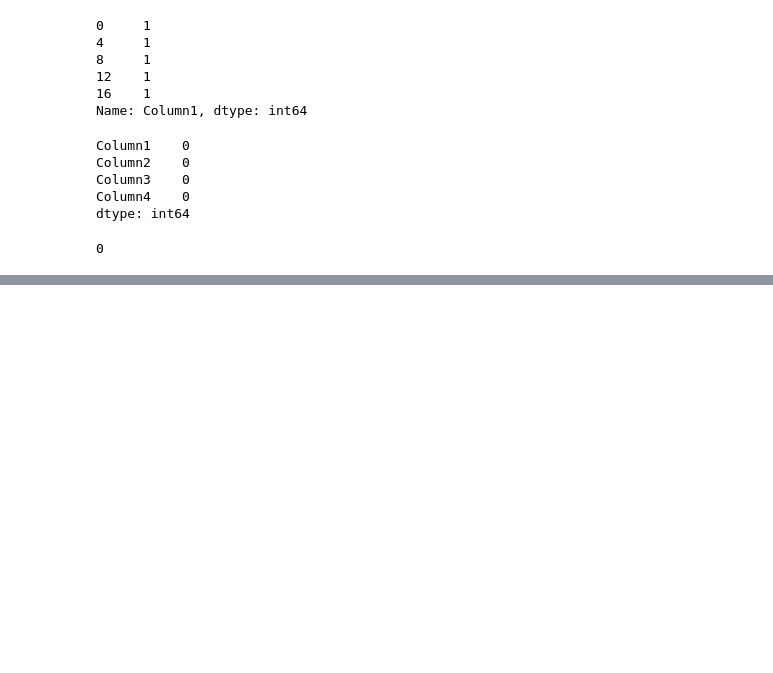
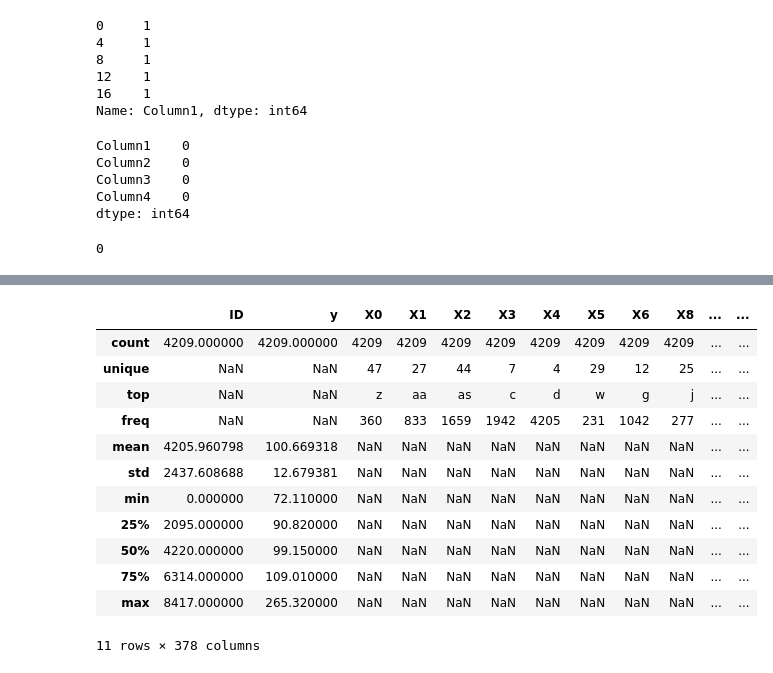
Before and after one commit to Akshay-Paunikar/DSA-with-Python, a Jupyter notebook: Python_for _Data_Science/03_Pandas.ipynb, the cells around one changed output, grey strips where cells are left out. Saved outputs shown, nothing was run; the diff lists cells and outputs as text; code cells hidden in the pictures; blank space fills up the shorter version.

```diff
--- a/Python_for _Data_Science/03_Pandas.ipynb
+++ b/Python_for _Data_Science/03_Pandas.ipynb
@@ -109,0 +112,3 @@ df.duplicated().sum()
+# %%
+# read the mercedesbenz data
+df = pd.read_csv("mercedesbenz.csv")
@@ -109,0 +160,16 @@ df.duplicated().sum()
+# %%
+df.describe(include='all')
+# %% [output]
+|  | ID | y | X0 | X1 | X2 | X3 | X4 | X5 | X6 | X8 | ... | ... |
+| count | 4209.000000 | 4209.000000 | 4209 | 4209 | 4209 | 4209 | 4209 | 4209 | 4209 | 4209 | ... | ... |
+| unique | NaN | NaN | 47 | 27 | 44 | 7 | 4 | 29 | 12 | 25 | ... | ... |
+| top | NaN | NaN | z | aa | as | c | d | w | g | j | ... | ... |
+| freq | NaN | NaN | 360 | 833 | 1659 | 1942 | 4205 | 231 | 1042 | 277 | ... | ... |
+| mean | 4205.960798 | 100.669318 | NaN | NaN | NaN | NaN | NaN | NaN | NaN | NaN | ... | ... |
+| std | 2437.608688 | 12.679381 | NaN | NaN | NaN | NaN | NaN | NaN | NaN | NaN | ... | ... |
+| min | 0.000000 | 72.110000 | NaN | NaN | NaN | NaN | NaN | NaN | NaN | NaN | ... | ... |
+| 25% | 2095.000000 | 90.820000 | NaN | NaN | NaN | NaN | NaN | NaN | NaN | NaN | ... | ... |
+| 50% | 4220.000000 | 99.150000 | NaN | NaN | NaN | NaN | NaN | NaN | NaN | NaN | ... | ... |
+| 75% | 6314.000000 | 109.010000 | NaN | NaN | NaN | NaN | NaN | NaN | NaN | NaN | ... | ... |
+| max | 8417.000000 | 265.320000 | NaN | NaN | NaN | NaN | NaN | NaN | NaN | NaN | ... | ... |
+11 rows × 378 columns
```
Also changed, not shown: parts of 49 cells of this notebook, 1 other file.
